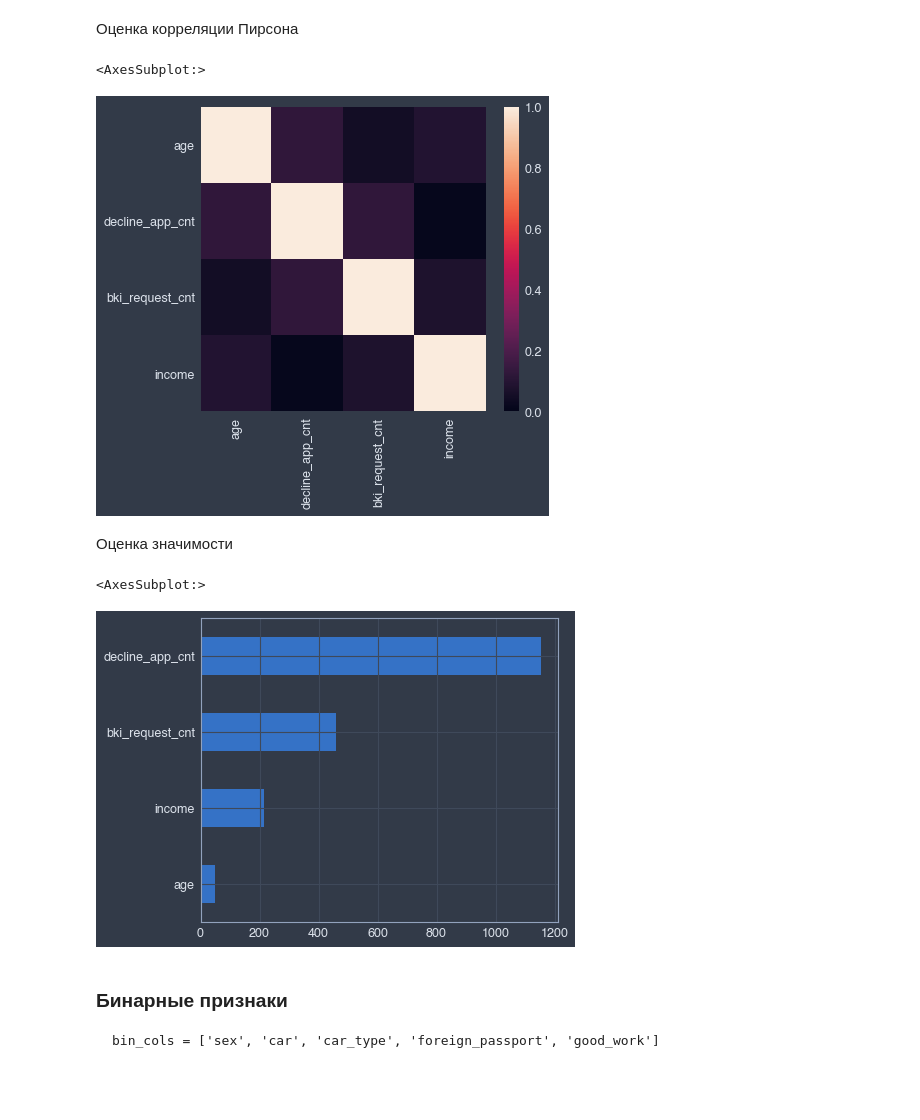
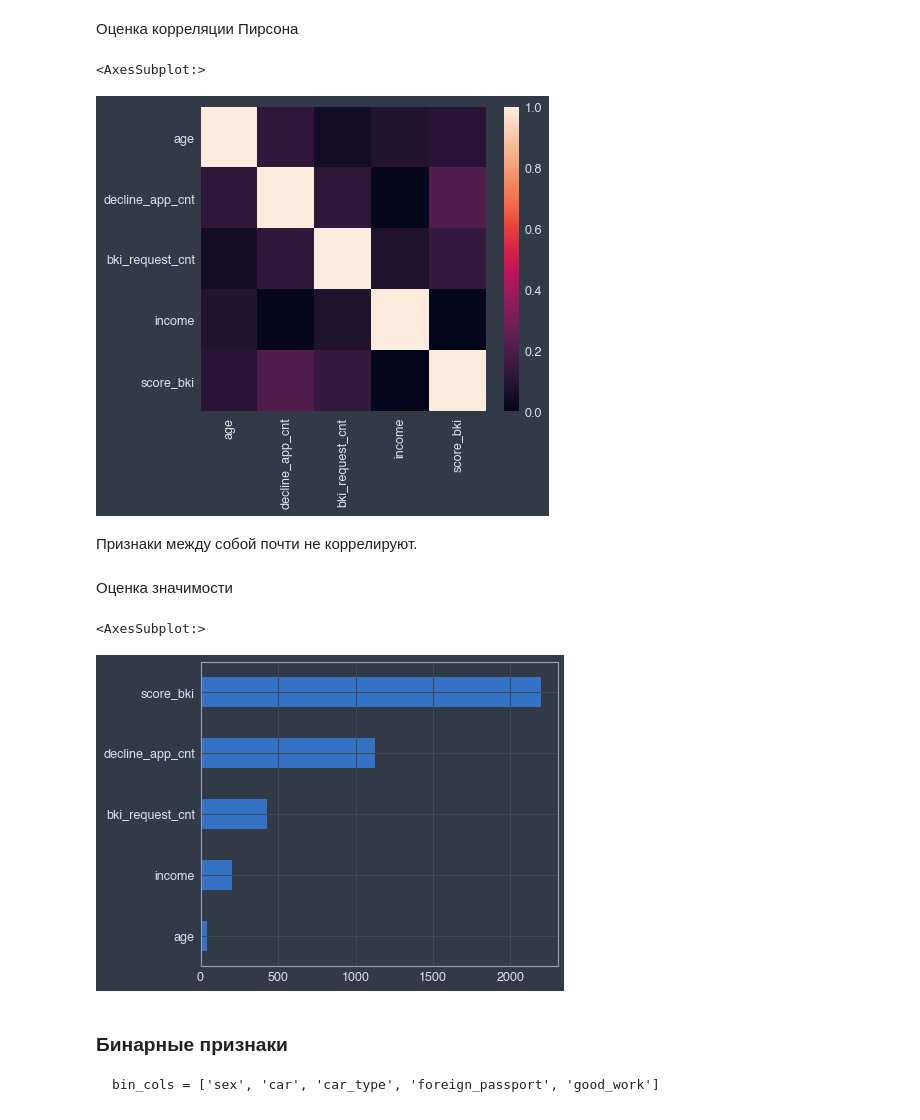
Before and after one commit to ElenaSrbq/SkillFactory-projects, a Jupyter notebook: module_5/Project_5.ipynb, the cells around one changed output. Drawn from its saved outputs; the diff is of its cells as text; code cells hidden in the pictures; blank space fills up the shorter version.

```diff
--- a/module_5/Project_5.ipynb
+++ b/module_5/Project_5.ipynb
@@ -100,8 +216,11 @@ dtype: int64
+# %%
+data['app_month'] = data['app_date'].dt.month
+data = data.drop('app_date', axis=1)
 # %% [markdown]
 Сгруппирую признаки по типам
 # %%
 bin_cols = ['sex', 'car', 'car_type', 'foreign_passport', 'good_work']
-cat_cols = ['education', 'home_address', 'work_address']
-num_cols = ['age', 'decline_app_cnt', 'bki_request_cnt', 'income']
+cat_cols = ['education', 'home_address', 'work_address', 'sna', 'first_time', 'region_rating', 'app_month']
+num_cols = ['age', 'decline_app_cnt', 'bki_request_cnt', 'income', 'score_bki']
 # %% [markdown]
 ### Числовые признаки
@@ -117,7 +237,7 @@ for col in num_cols:
 # %%
 for i in num_cols:
     plt.figure()
-    sns.histplot(df[i][df[i] > 0].dropna(), kde = False, color = 'm')
+    sns.histplot(data[i].dropna(), kde = False, color = 'm')
     plt.title(i)
     plt.show()
 # %% [output]
@@ -130,6 +251,6 @@ for i in num_cols:
 # %%
-for i in num_cols:
-    df[i] = df[i].apply(lambda x: np.log(x + 1))
+for i in ['age', 'decline_app_cnt', 'bki_request_cnt', 'income']:
+    data[i] = data[i].apply(lambda x: np.log(x + 1))
 # %%
 for i in num_cols:
     plt.figure()
@@ -144,17 +266,19 @@ for i in num_cols:
 # %% [markdown]
 Оценка корреляции Пирсона
 # %%
-sns.heatmap(df[num_cols].corr().abs(), vmin=0, vmax=1)
+sns.heatmap(data[num_cols].corr().abs(), vmin=0, vmax=1)
 # %% [output]
 <AxesSubplot:>
-[figure, old version]
+[figure, new version]
+# %% [markdown]
+Признаки между собой почти не коррелируют.
 # %% [markdown]
 Оценка значимости
 # %%
-imp_num = Series(f_classif(df[num_cols], df['default'])[0], index = num_cols)
+imp_num = Series(f_classif(data[num_cols], data['default'])[0], index = num_cols)
 imp_num.sort_values(inplace = True)
 imp_num.plot(kind = 'barh')
 # %% [output]
 <AxesSubplot:>
-[figure, old version]
+[figure, new version]
 # %%
```
Also changed, not shown: parts of 75 cells of this notebook, 3 other files.
